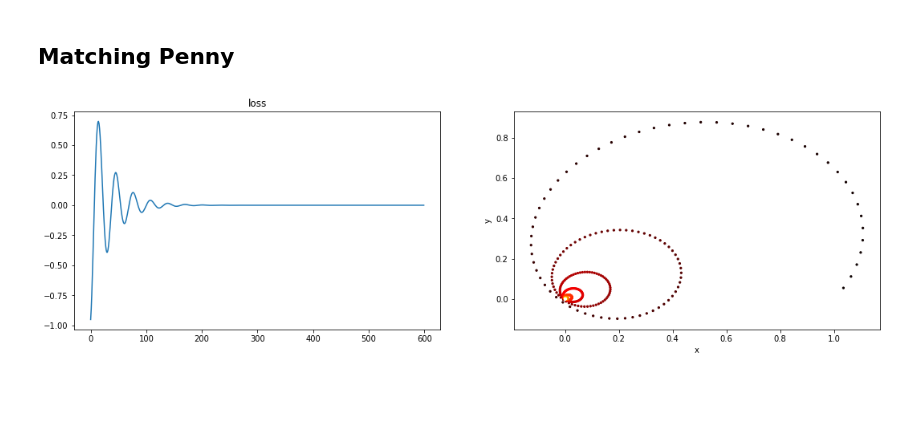
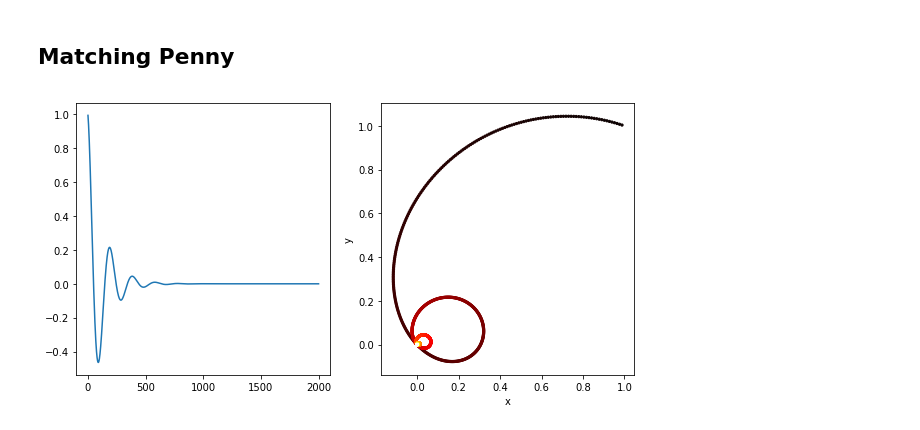
Before and after one commit to bruno-31/diff-game, a Jupyter notebook: bimatrix_game.ipynb, the cells around one changed output. Drawn from its saved outputs; the diff is of its cells as text; code cells hidden in the pictures; blank space fills up the shorter version.

```diff
--- a/bimatrix_game.ipynb
+++ b/bimatrix_game.ipynb
@@ -22,8 +12,0 @@ y = np.random.random(size=[n,1])
-# %%
-l1 = [];
-for i in range(600):
-    x -= _eta * nabla_x(A,y)
-    y -= _eta * nabla_y(A,x)
-    l1.append(loss(x,A,y))
-plt.plot(l1)
-plt.show()
@@ -42,12 +12,0 @@ y = np.random.random(size=[n,1])
-# %%
-steps = 600
-l1 = [];_x = np.empty((steps, 2));
-for i in range(steps):
-    x -= _eta * (nabla_x(A,y) + _lambda * x)
-    y -= _eta * (nabla_y(A,x) + _lambda * y)
-    l1.append(loss(x,A,y))
-    _x[i, :] = x.squeeze()
-    print(x, y, loss(x, A, y))
-
-plt.plot(l1)
-plt.show()
@@ -81,22 +17,27 @@ _eta = 0.05
 # %%
-steps = 600
+A = np.array([[1,-1],[-1,1]])
+x = np.array([1.,0])
+y = np.array([1.,0])
+_lambda = 0.5
+_eta = 0.008
+
+steps = 2000
 l1 = [];_x = np.empty((steps, 2));_y = np.empty((steps, 2));
 for i in range(steps):
     x -= _eta * (nabla_x(A,y)+ _lambda * x)
     y -= _eta * (nabla_y(A,x)+ _lambda * y)
     l1.append(loss(x,A,y))
     _x[i, :] = x.squeeze()
     _y[i, :] = y.squeeze()
 #     print(x, y, loss(x, A, y))
-plt.figure(1,figsize=(18,5))
+plt.figure(1,figsize=(10,5))
 plt.subplot(121)
 plt.plot(l1)
-plt.title('loss')
 plt.subplot(122)
 plt.scatter(_x[:,0],_y[:,0],c=np.linspace(0.,0.01,steps),s=5,cmap='hot')
 plt.xlabel('x')
 plt.ylabel('y')
 
 plt.show()
 # %% [output]
-[figure, old version]
+[figure, new version]
```
Also changed, not shown: parts of 20 cells of this notebook.
